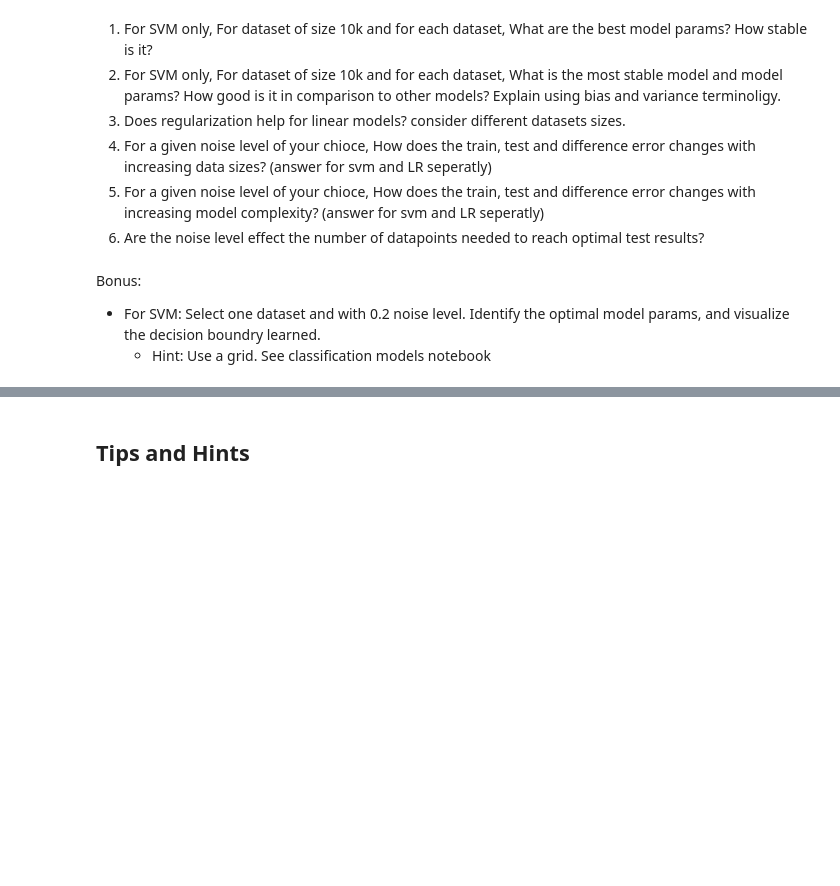
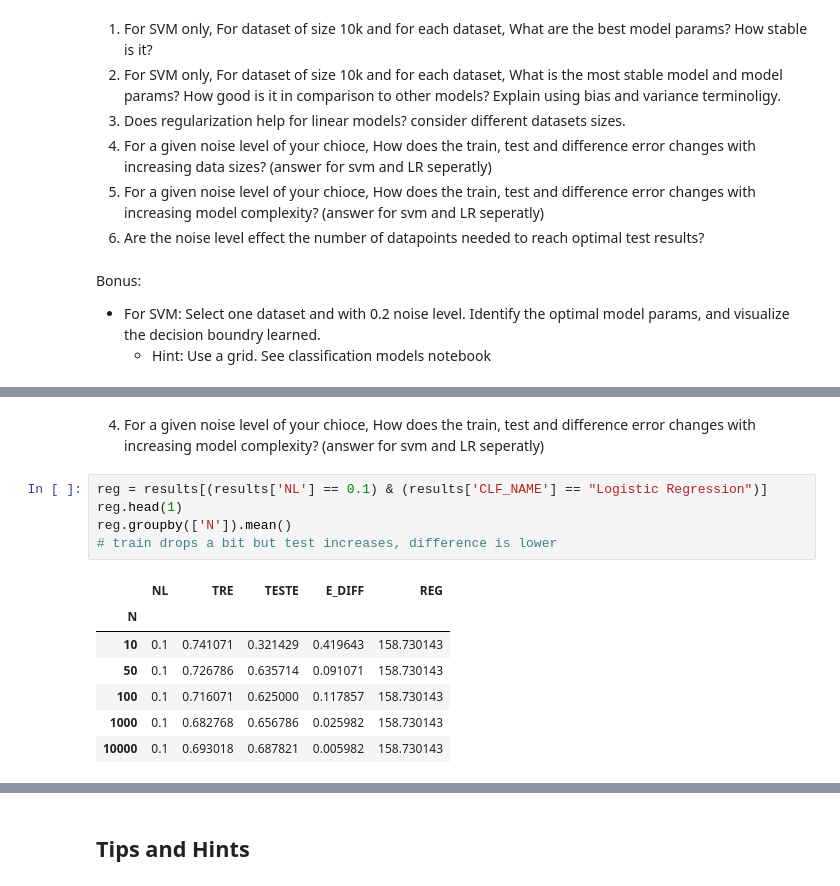
Before and after one commit to lior15/Python_ML_2023, a Jupyter notebook: Exercises/Modeling Exercise Solution.ipynb, the cells around one changed output, grey strips where cells are left out. Saved outputs shown, nothing was run; the diff lists cells and outputs as text; blank space fills up the shorter version.

```diff
--- a/Exercises/Modeling Exercise Solution.ipynb
+++ b/Exercises/Modeling Exercise Solution.ipynb
@@ -144,0 +186,15 @@ Bonus:
+# %% [markdown]
+4. For a given noise level of your chioce, How does the train, test and difference error changes with increasing model complexity? (answer for svm and LR seperatly)
+# %%
+reg = results[(results['NL'] == 0.1) & (results['CLF_NAME'] == "Logistic Regression")]
+reg.head(1)
+reg.groupby(['N']).mean()
+# train drops a bit but test increases, difference is lower
+# %% [output]
+|  | NL | TRE | TESTE | E_DIFF | REG |
+| N |  |  |  |  |  |
+| 10 | 0.1 | 0.741071 | 0.321429 | 0.419643 | 158.730143 |
+| 50 | 0.1 | 0.726786 | 0.635714 | 0.091071 | 158.730143 |
+| 100 | 0.1 | 0.716071 | 0.625000 | 0.117857 | 158.730143 |
+| 1000 | 0.1 | 0.682768 | 0.656786 | 0.025982 | 158.730143 |
+| 10000 | 0.1 | 0.693018 | 0.687821 | 0.005982 | 158.730143 |
```
Also changed, not shown: parts of 6 cells of this notebook.
